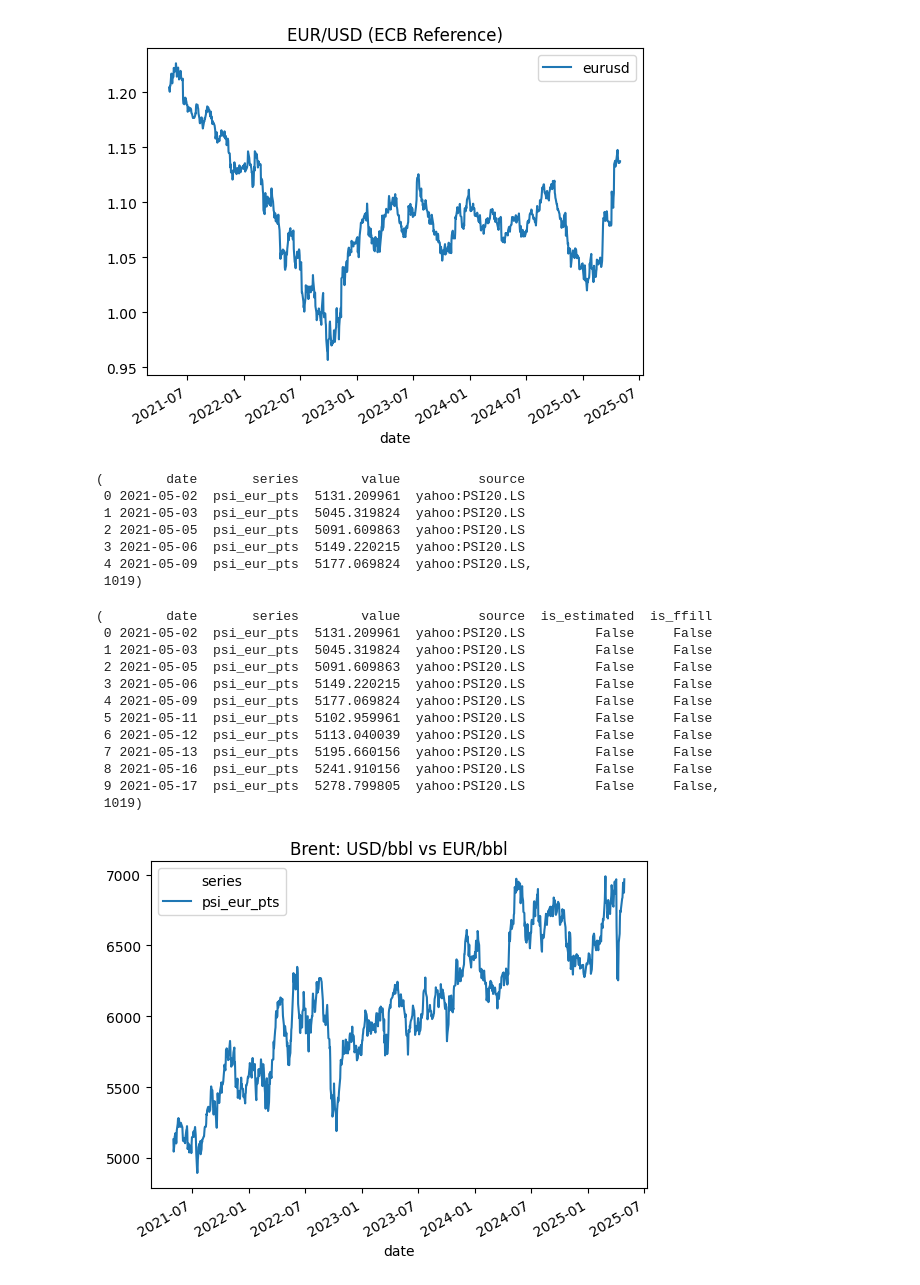
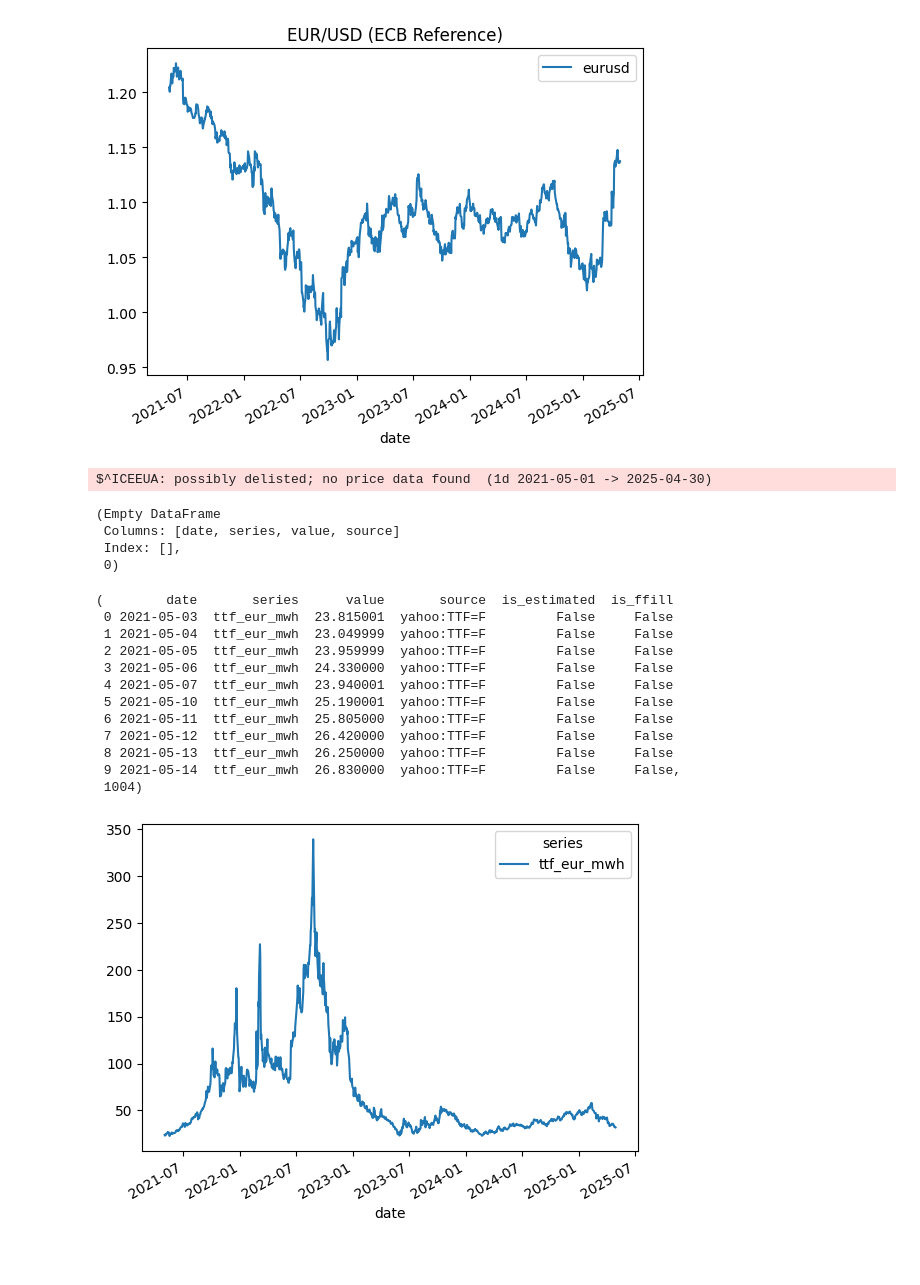
Before and after one commit to franrolotti/markets-fuels-data-collector, a Jupyter notebook: markets_fuels_sanity.ipynb, the cells around one changed output. Drawn from its saved outputs; the diff is of its cells as text; code cells hidden in the pictures; blank space fills up the shorter version.

```diff
--- a/markets_fuels_sanity.ipynb
+++ b/markets_fuels_sanity.ipynb
@@ -26,6 +26,8 @@ class Settings:
 
     def __post_init__(self):
         self.tickers.update({
+            "eua_eur_t": os.getenv("YF_TICK_EUA", "^ICEEUA"),
+            "ttf_eur_mwh": os.getenv("YF_TICK_TTF", "TTF=F"),
             "brent_usd_bbl": os.getenv("YF_TICK_BRNT", "BZ=F"),
             "stoxx_eur_pts": os.getenv("YF_TICK_STOXX", "^STOXX50E"),
             "ibex_eur_pts":  os.getenv("YF_TICK_IBEX", "^IBEX"),
@@ -127,7 +129,7 @@ def _normalize_dtindex_to_naive_midnight_utc(df: pd.DataFrame) -> pd.DataFrame:
     return df
 
 def fetch_brent(start: str, end: str) -> pd.DataFrame:
-    series_key = "psi_eur_pts"
+    series_key = "eua_eur_t"
     sym = settings.get_ticker(series_key)
     y = yf.Ticker(sym)
     df = y.history(start=start, end=end, auto_adjust=False)
@@ -150,13 +152,11 @@ def fetch_brent(start: str, end: str) -> pd.DataFrame:
 br_demo = fetch_brent("2021-05-01", "2025-04-30")
 br_demo.head(), len(br_demo)
 # %% [output]
-(        date       series        value          source
- 0 2021-05-02  psi_eur_pts  5131.209961  yahoo:PSI20.LS
- 1 2021-05-03  psi_eur_pts  5045.319824  yahoo:PSI20.LS
- 2 2021-05-05  psi_eur_pts  5091.609863  yahoo:PSI20.LS
- 3 2021-05-06  psi_eur_pts  5149.220215  yahoo:PSI20.LS
- 4 2021-05-09  psi_eur_pts  5177.069824  yahoo:PSI20.LS,
- 1019)
+$^ICEEUA: possibly delisted; no price data found  (1d 2021-05-01 -> 2025-04-30)
+(Empty DataFrame
+ Columns: [date, series, value, source]
+ Index: [],
+ 0)
 # %%
 _EUR_TOKEN = re.compile(r"(?<=_)eur(?=_)")
 _USD_TOKEN = re.compile(r"(?<=_)usd(?=_)")
@@ -247,29 +247,29 @@ combined.drop_duplicates(subset=["date", "series"], keep="last", inplace=True)
 combined.reset_index(drop=True, inplace=True)
 combined.head(10), len(combined)
 # %% [output]
-(        date       series        value          source  is_estimated  is_ffill
- 0 2021-05-02  psi_eur_pts  5131.209961  yahoo:PSI20.LS         False     False
- 1 2021-05-03  psi_eur_pts  5045.319824  yahoo:PSI20.LS         False     False
- 2 2021-05-05  psi_eur_pts  5091.609863  yahoo:PSI20.LS         False     False
- 3 2021-05-06  psi_eur_pts  5149.220215  yahoo:PSI20.LS         False     False
- 4 2021-05-09  psi_eur_pts  5177.069824  yahoo:PSI20.LS         False     False
- 5 2021-05-11  psi_eur_pts  5102.959961  yahoo:PSI20.LS         False     False
- 6 2021-05-12  psi_eur_pts  5113.040039  yahoo:PSI20.LS         False     False
- 7 2021-05-13  psi_eur_pts  5195.660156  yahoo:PSI20.LS         False     False
- 8 2021-05-16  psi_eur_pts  5241.910156  yahoo:PSI20.LS         False     False
- 9 2021-05-17  psi_eur_pts  5278.799805  yahoo:PSI20.LS         False     False,
- 1019)
+(        date       series      value       source  is_estimated  is_ffill
+ 0 2021-05-03  ttf_eur_mwh  23.815001  yahoo:TTF=F         False     False
+ 1 2021-05-04  ttf_eur_mwh  23.049999  yahoo:TTF=F         False     False
+ 2 2021-05-05  ttf_eur_mwh  23.959999  yahoo:TTF=F         False     False
+ 3 2021-05-06  ttf_eur_mwh  24.330000  yahoo:TTF=F         False     False
+ 4 2021-05-07  ttf_eur_mwh  23.940001  yahoo:TTF=F         False     False
+ 5 2021-05-10  ttf_eur_mwh  25.190001  yahoo:TTF=F         False     False
+ 6 2021-05-11  ttf_eur_mwh  25.805000  yahoo:TTF=F         False     False
+ 7 2021-05-12  ttf_eur_mwh  26.420000  yahoo:TTF=F         False     False
+ 8 2021-05-13  ttf_eur_mwh  26.250000  yahoo:TTF=F         False     False
+ 9 2021-05-14  ttf_eur_mwh  26.830000  yahoo:TTF=F         False     False,
+ 1004)
 # %%
 import matplotlib.pyplot as plt
 
 if not combined.empty:
     pivot = combined.pivot(index="date", columns="series", values="value")
-    ax = pivot.plot(title="Brent: USD/bbl vs EUR/bbl")
+    ax = pivot.plot()
     plt.show()
 else:
     print("No combined data to plot.")
 # %% [output]
-[figure, old version]
+[figure, new version]
 # %%
 combined.head(10), combined.dtypes
 # %% [output]
```
Also changed, not shown: parts of 1 cell of this notebook.
